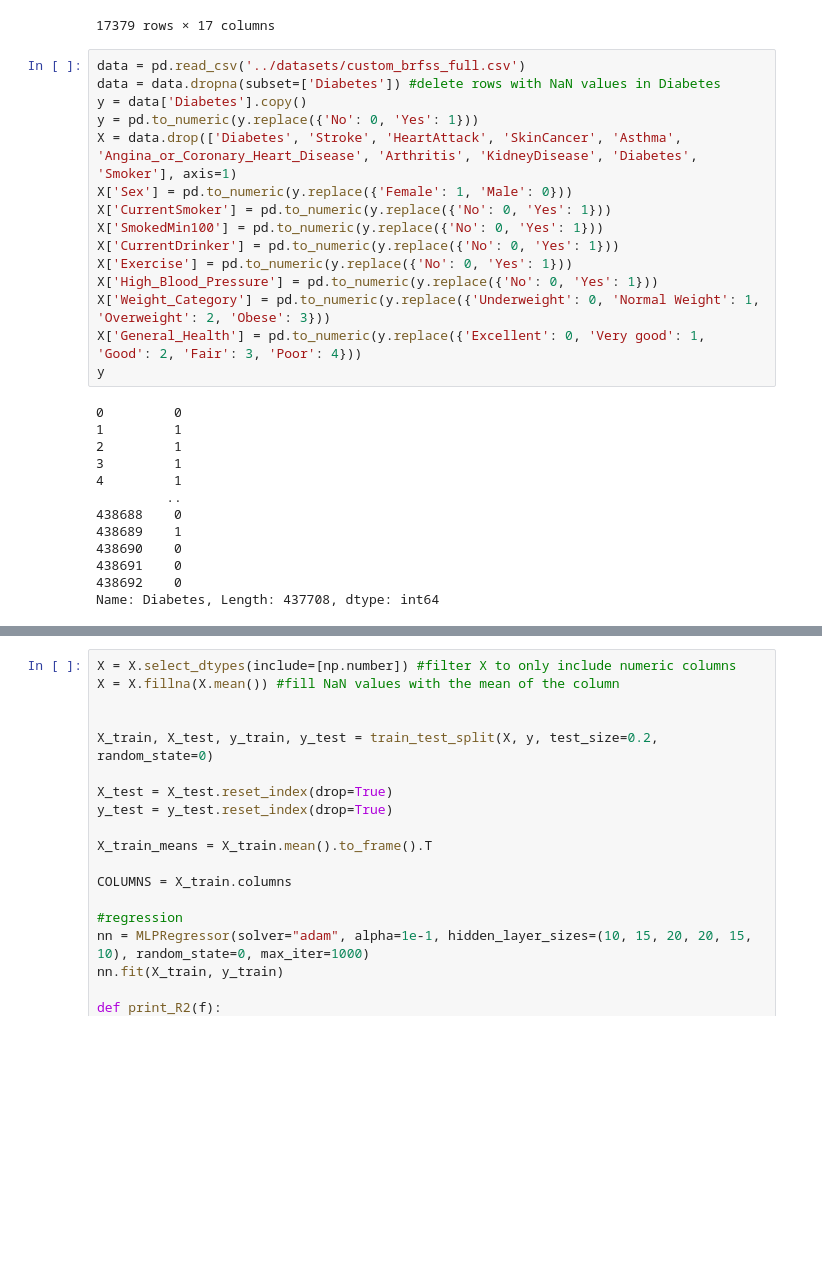
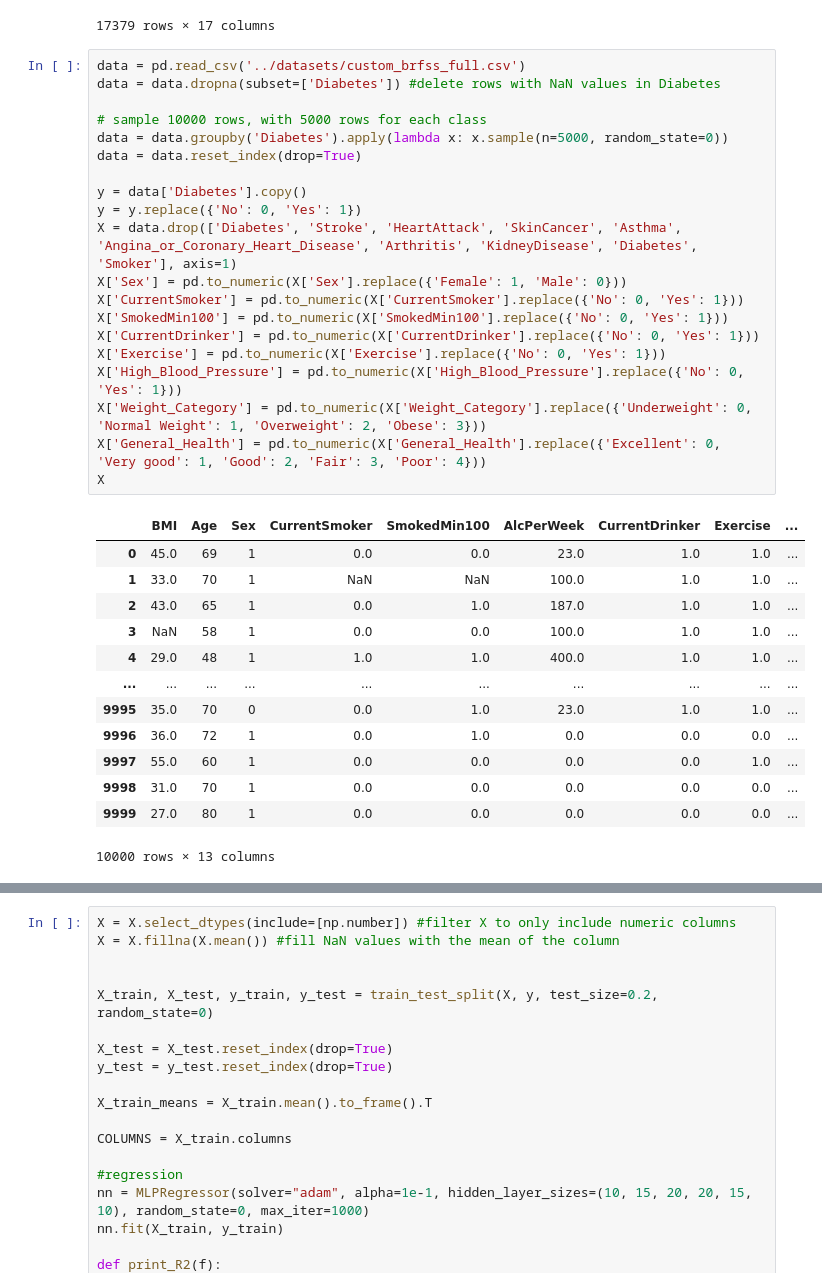
Before and after one commit to akleinau/Finch, a Jupyter notebook: notebooks/classification_any_data.ipynb, the cells around one changed output, grey strips where cells are left out. Saved outputs shown, nothing was run; the diff lists cells and outputs as text; blank space fills up the shorter version.

```diff
--- a/notebooks/classification_any_data.ipynb
+++ b/notebooks/classification_any_data.ipynb
@@ -196,31 +196,37 @@ data
 # %%
 data = pd.read_csv('../datasets/custom_brfss_full.csv')
 data = data.dropna(subset=['Diabetes']) #delete rows with NaN values in Diabetes
+
+# sample 10000 rows, with 5000 rows for each class
+data = data.groupby('Diabetes').apply(lambda x: x.sample(n=5000, random_state=0))
+data = data.reset_index(drop=True)
+
 y = data['Diabetes'].copy()
-y = pd.to_numeric(y.replace({'No': 0, 'Yes': 1}))
+y = y.replace({'No': 0, 'Yes': 1})
 X = data.drop(['Diabetes', 'Stroke', 'HeartAttack', 'SkinCancer', 'Asthma', 'Angina_or_Coronary_Heart_Disease', 'Arthritis', 'KidneyDisease', 'Diabetes', 'Smoker'], axis=1)
-X['Sex'] = pd.to_numeric(y.replace({'Female': 1, 'Male': 0}))
-X['CurrentSmoker'] = pd.to_numeric(y.replace({'No': 0, 'Yes': 1}))
-X['SmokedMin100'] = pd.to_numeric(y.replace({'No': 0, 'Yes': 1}))
-X['CurrentDrinker'] = pd.to_numeric(y.replace({'No': 0, 'Yes': 1}))
-X['Exercise'] = pd.to_numeric(y.replace({'No': 0, 'Yes': 1}))
-X['High_Blood_Pressure'] = pd.to_numeric(y.replace({'No': 0, 'Yes': 1}))
-X['Weight_Category'] = pd.to_numeric(y.replace({'Underweight': 0, 'Normal Weight': 1, 'Overweight': 2, 'Obese': 3}))
-X['General_Health'] = pd.to_numeric(y.replace({'Excellent': 0, 'Very good': 1, 'Good': 2, 'Fair': 3, 'Poor': 4}))
-y
+X['Sex'] = pd.to_numeric(X['Sex'].replace({'Female': 1, 'Male': 0}))
+X['CurrentSmoker'] = pd.to_numeric(X['CurrentSmoker'].replace({'No': 0, 'Yes': 1}))
+X['SmokedMin100'] = pd.to_numeric(X['SmokedMin100'].replace({'No': 0, 'Yes': 1}))
+X['CurrentDrinker'] = pd.to_numeric(X['CurrentDrinker'].replace({'No': 0, 'Yes': 1}))
+X['Exercise'] = pd.to_numeric(X['Exercise'].replace({'No': 0, 'Yes': 1}))
+X['High_Blood_Pressure'] = pd.to_numeric(X['High_Blood_Pressure'].replace({'No': 0, 'Yes': 1}))
+X['Weight_Category'] = pd.to_numeric(X['Weight_Category'].replace({'Underweight': 0, 'Normal Weight': 1, 'Overweight': 2, 'Obese': 3}))
+X['General_Health'] = pd.to_numeric(X['General_Health'].replace({'Excellent': 0, 'Very good': 1, 'Good': 2, 'Fair': 3, 'Poor': 4}))
+X
 # %% [output]
+|  | BMI | Age | Sex | CurrentSmoker | SmokedMin100 | AlcPerWeek | CurrentDrinker | Exercise | ... |
+| 0 | 45.0 | 69 | 1 | 0.0 | 0.0 | 23.0 | 1.0 | 1.0 | ... |
+| 1 | 33.0 | 70 | 1 | NaN | NaN | 100.0 | 1.0 | 1.0 | ... |
+| 2 | 43.0 | 65 | 1 | 0.0 | 1.0 | 187.0 | 1.0 | 1.0 | ... |
+| 3 | NaN | 58 | 1 | 0.0 | 0.0 | 100.0 | 1.0 | 1.0 | ... |
+| 4 | 29.0 | 48 | 1 | 1.0 | 1.0 | 400.0 | 1.0 | 1.0 | ... |
+| ... | ... | ... | ... | ... | ... | ... | ... | ... | ... |
+| 9995 | 35.0 | 70 | 0 | 0.0 | 1.0 | 23.0 | 1.0 | 1.0 | ... |
+| 9996 | 36.0 | 72 | 1 | 0.0 | 1.0 | 0.0 | 0.0 | 0.0 | ... |
+| 9997 | 55.0 | 60 | 1 | 0.0 | 0.0 | 0.0 | 0.0 | 1.0 | ... |
+| 9998 | 31.0 | 70 | 1 | 0.0 | 0.0 | 0.0 | 0.0 | 0.0 | ... |
+| 9999 | 27.0 | 80 | 1 | 0.0 | 0.0 | 0.0 | 0.0 | 0.0 | ... |
-0         0
-1         1
-2         1
-3         1
-4         1
-         ..
-438688    0
-438689    1
-438690    0
-438691    0
-438692    0
-Name: Diabetes, Length: 437708, dtype: int64
+10000 rows × 13 columns
 # %%
 X = X.select_dtypes(include=[np.number]) #filter X to only include numeric columns
 X = X.fillna(X.mean()) #fill NaN values with the mean of the column
```
Also changed, not shown: parts of 1 cell of this notebook, 1 other file.
